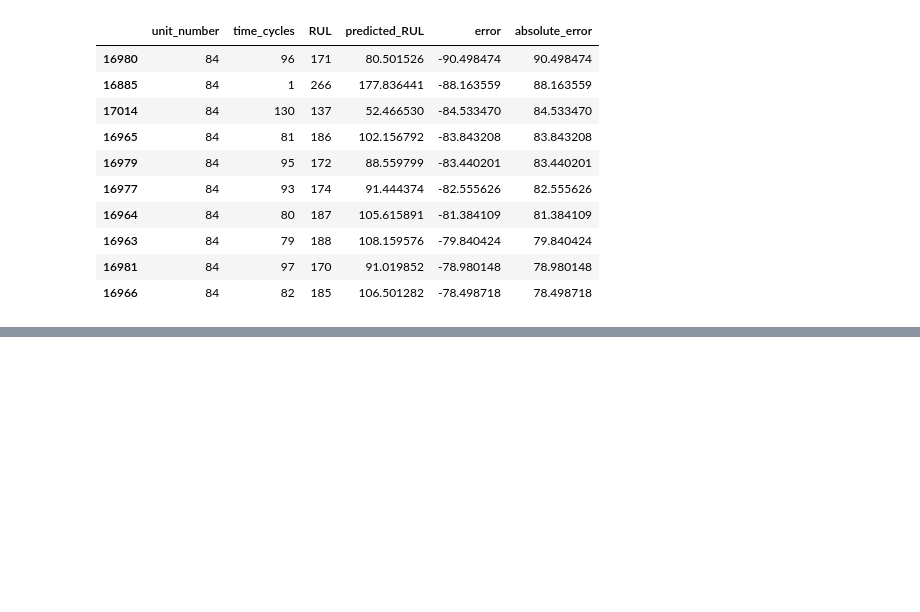
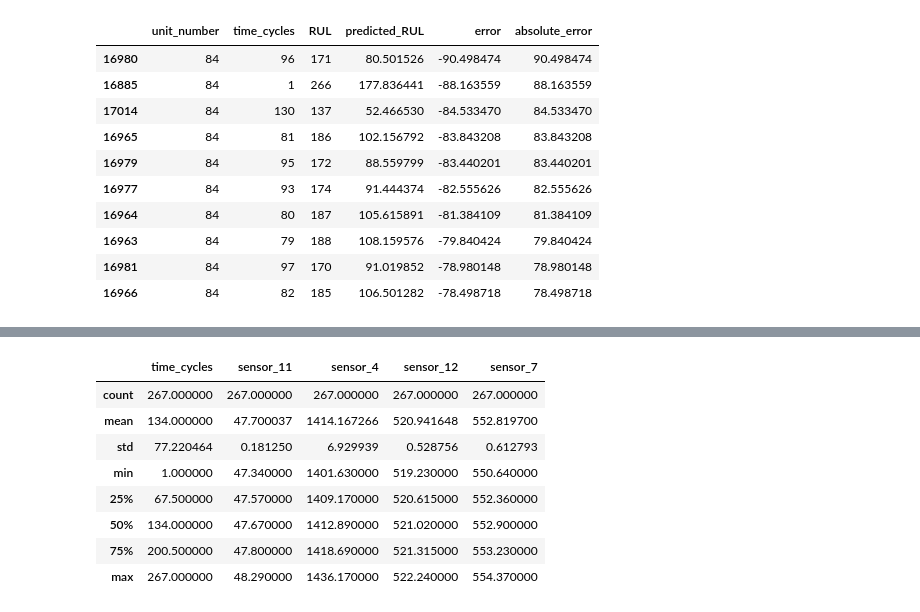
Before and after one commit to Sohilaeldally/PMPS, a Jupyter notebook: notebooks/03_baseline_modeling.ipynb, the cells around one changed output, grey strips where cells are left out. Saved outputs shown, nothing was run; the diff lists cells and outputs as text; code cells hidden in the pictures; blank space fills up the shorter version.

```diff
--- a/notebooks/03_baseline_modeling.ipynb
+++ b/notebooks/03_baseline_modeling.ipynb
@@ -603,0 +664,20 @@ rolling_slope_error_analysis.sort_values(
+# %%
+engine_84[
+    [
+        "time_cycles",
+        "sensor_11",
+        "sensor_4",
+        "sensor_12",
+        "sensor_7"
+    ]
+].describe()
+# %% [output]
+|  | time_cycles | sensor_11 | sensor_4 | sensor_12 | sensor_7 |
+| count | 267.000000 | 267.000000 | 267.000000 | 267.000000 | 267.000000 |
+| mean | 134.000000 | 47.700037 | 1414.167266 | 520.941648 | 552.819700 |
+| std | 77.220464 | 0.181250 | 6.929939 | 0.528756 | 0.612793 |
+| min | 1.000000 | 47.340000 | 1401.630000 | 519.230000 | 550.640000 |
+| 25% | 67.500000 | 47.570000 | 1409.170000 | 520.615000 | 552.360000 |
+| 50% | 134.000000 | 47.670000 | 1412.890000 | 521.020000 | 552.900000 |
+| 75% | 200.500000 | 47.800000 | 1418.690000 | 521.315000 | 553.230000 |
+| max | 267.000000 | 48.290000 | 1436.170000 | 522.240000 | 554.370000 |
```
Also changed, not shown: parts of 16 cells of this notebook.
